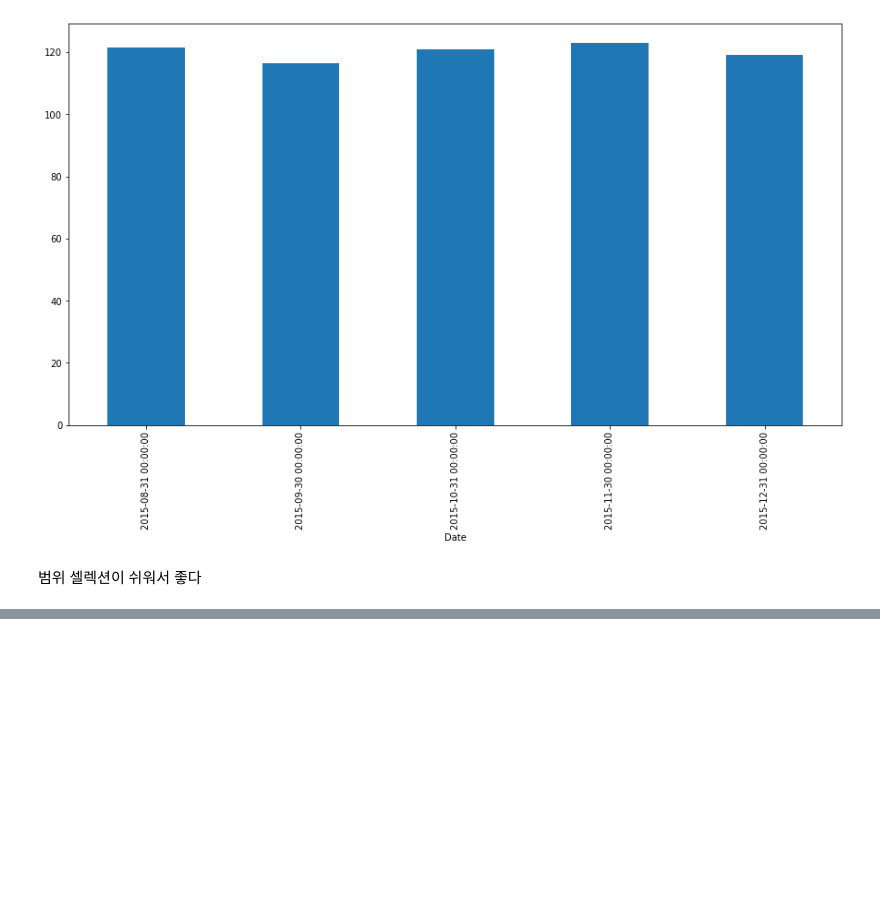
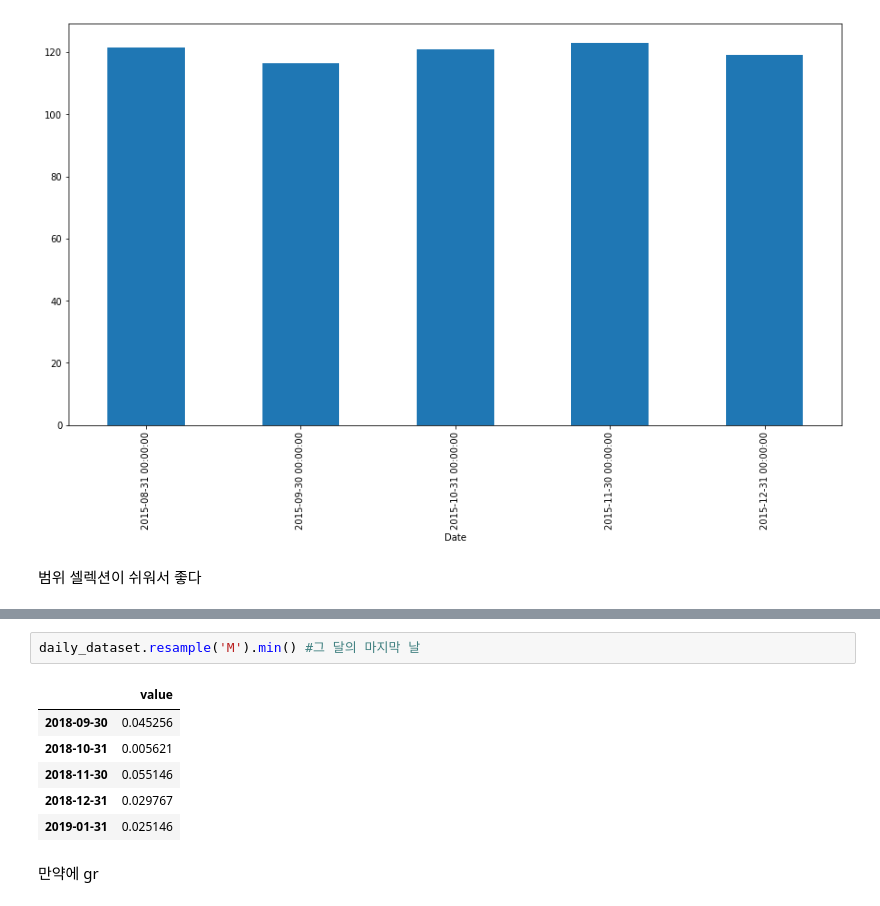
Before and after one commit to EdgeOfNetwork/TimeSeries, a Jupyter notebook: Tacademy/2강.ipynb, the cells around one changed output, grey strips where cells are left out. Drawn from its saved outputs; the diff is of its cells as text; blank space fills up the shorter version.

```diff
--- a/Tacademy/2강.ipynb
+++ b/Tacademy/2강.ipynb
@@ -318,0 +377,11 @@ df['Open']['2015-8':'2015-12'].resample('M').max().plot(kind='bar', figsize=(15,
+# %%
+daily_dataset.resample('M').min() #그 달의 마지막 날
+# %% [output]
+|  | value |
+| 2018-09-30 | 0.045256 |
+| 2018-10-31 | 0.005621 |
+| 2018-11-30 | 0.055146 |
+| 2018-12-31 | 0.029767 |
+| 2019-01-31 | 0.025146 |
+# %% [markdown]
+만약에 gr
```
Also changed, not shown: parts of 6 cells of this notebook.
